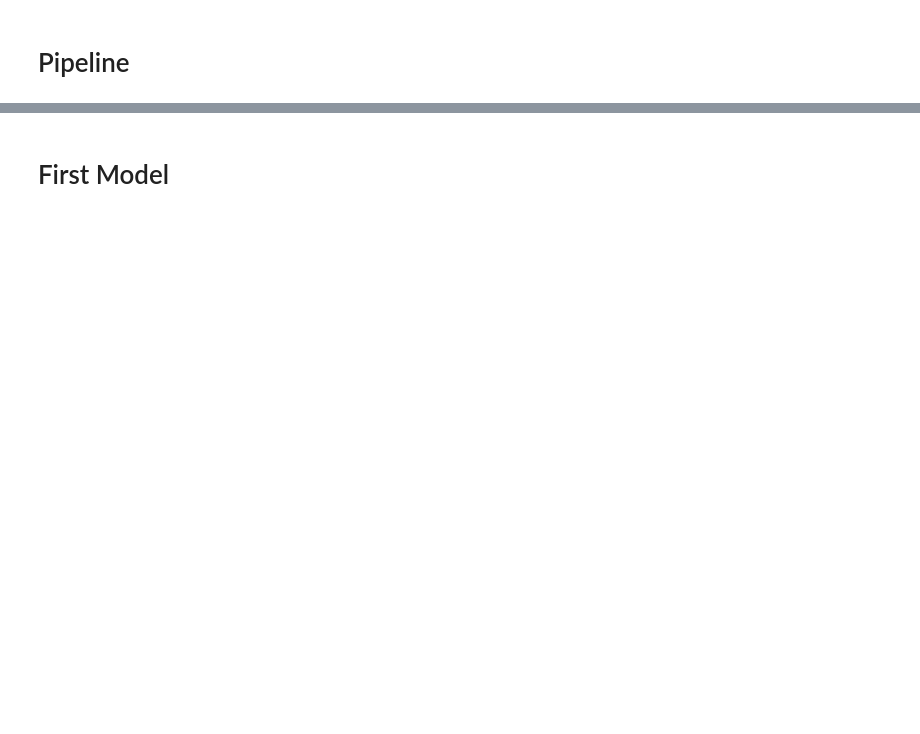
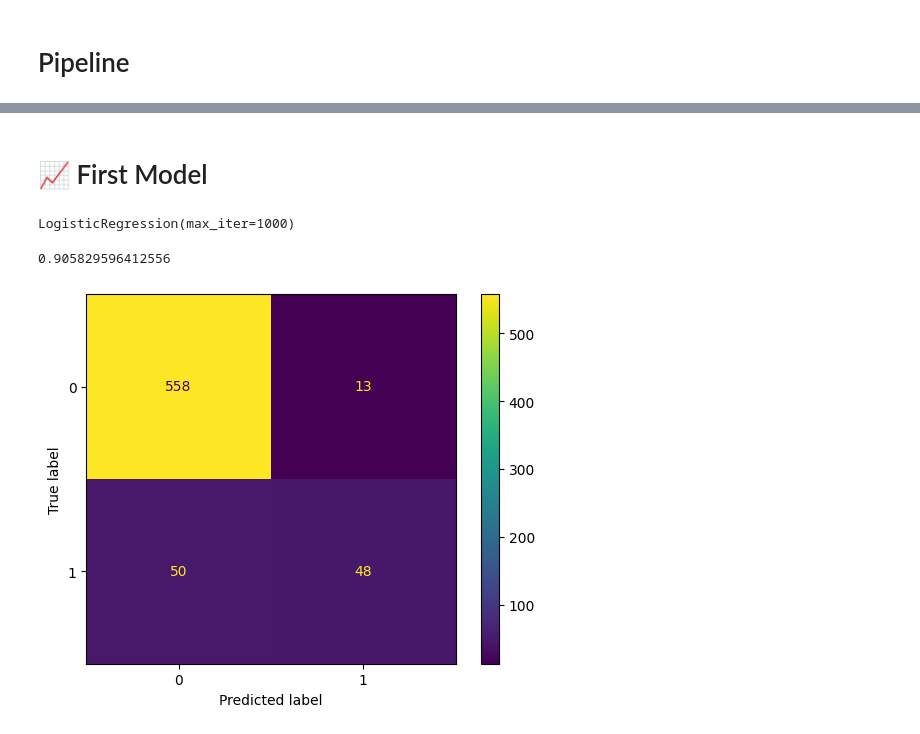
Before and after one commit to just1nt1me/marketing_campaign, a Jupyter notebook: EDA.ipynb, the cells around one changed output, grey strips where cells are left out. Cells and saved outputs as stored; diff of their text form; code cells hidden in the pictures; blank space fills up the shorter version.

Commit message:
first model complete

```diff
--- a/EDA.ipynb
+++ b/EDA.ipynb
@@ -390,0 +493,6 @@ sns.countplot(data = df, x = 'Response');
+# %%
+num_scaler = StandardScaler()
+num_scaler.fit(X_train)
+X_train_scaled = pd.DataFrame(num_scaler.transform(X_train),
+                              columns = num_scaler.get_feature_names_out())
+X_train_scaled.head()
@@ -390,0 +506,4 @@ sns.countplot(data = df, x = 'Response');
+# %%
+X_test_scaled = pd.DataFrame(num_scaler.transform(X_test),
+                              columns = num_scaler.get_feature_names_out())
+X_test_scaled.head()
@@ -391,2 +517,21 @@ sns.countplot(data = df, x = 'Response');
 # %% [markdown]
-# First Model
+# 📈 First Model
+# %%
+logreg = LogisticRegression(max_iter = 1_000, penalty = "l2")
+# %%
+logreg.fit(X_train_scaled, y_train)
+# %% [output]
+LogisticRegression(max_iter=1000)
+# %%
+logreg.score(X_test_scaled, y_test)
+# %% [output]
+0.905829596412556
+# %%
+y_pred_logreg = logreg.predict(X_test_scaled)
+
+cm = confusion_matrix(y_test, y_pred_logreg, labels=[0,1])
+disp = ConfusionMatrixDisplay(confusion_matrix=cm, display_labels=[0,1])
+disp.plot()
+plt.show()
+# %% [output]
+[figure, added]
```
Also changed, not shown: parts of 36 cells of this notebook.
